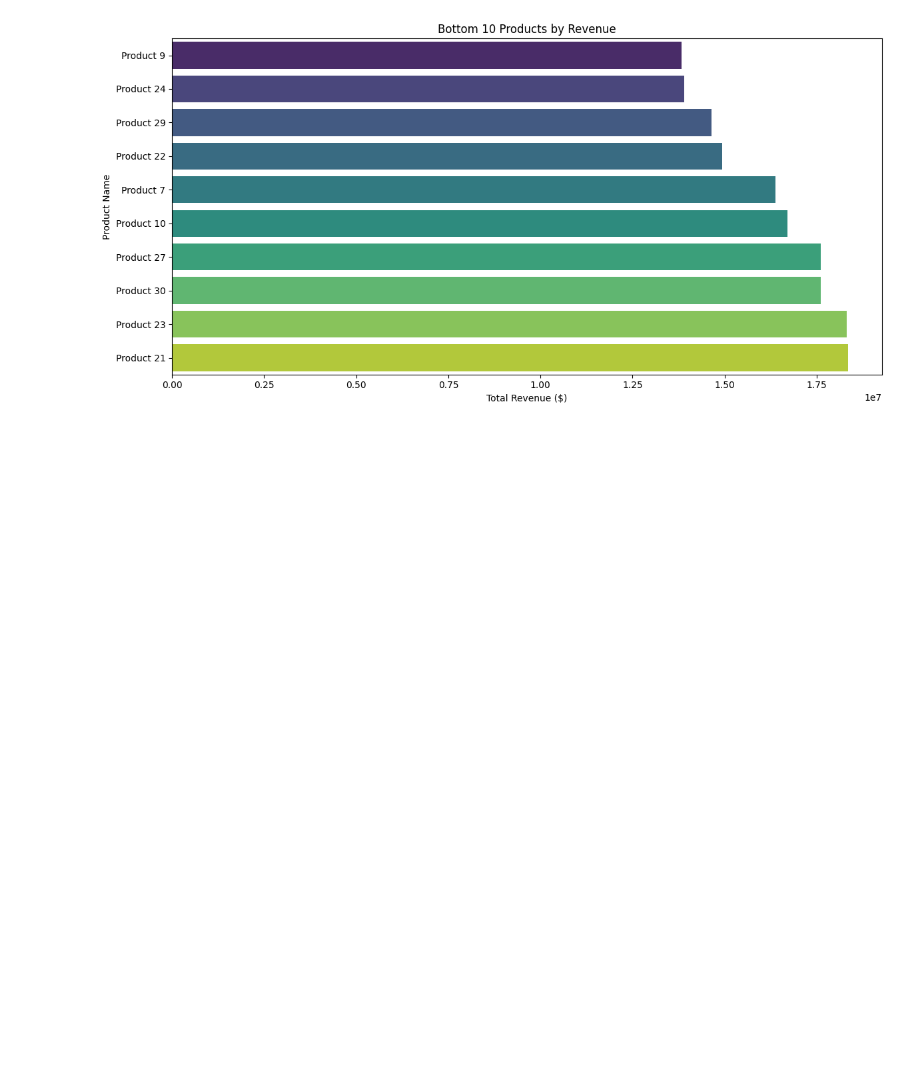
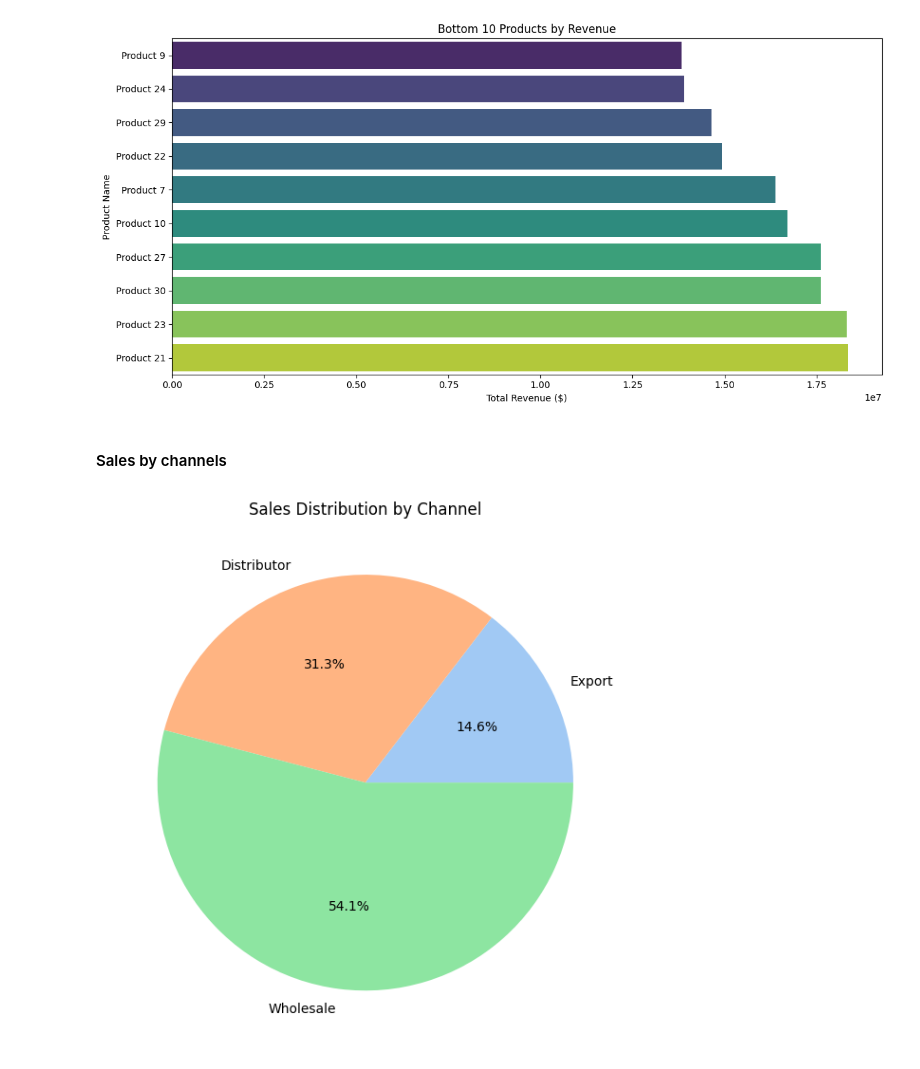
Before and after one commit to Abhirajgautam28/Sales-Analysis, a Jupyter notebook: Python_scripts/Regional_sales_analysis.ipynb, the cells around one changed output. Saved outputs shown, nothing was run; the diff lists cells and outputs as text; code cells hidden in the pictures; blank space fills up the shorter version.

```diff
--- a/Python_scripts/Regional_sales_analysis.ipynb
+++ b/Python_scripts/Regional_sales_analysis.ipynb
@@ -716,3 +716,22 @@ Passing `palette` without assigning `hue` is deprecated and will be removed in v
 
   sns.barplot(x='revenue', y='product_name', data=bottom_10_products, palette='viridis')
 [figure]
+# %% [markdown]
+#### Sales by channels
+# %%
+chan_sales = df_new.groupby('channel')['revenue'].sum().sort_values(ascending=True)
+
+plt.figure(figsize=(10,6))
+
+plt.pie(
+    chan_sales.values,
+    labels=chan_sales.index,
+    autopct='%1.1f%%',
+    colors=sns.color_palette('pastel')
+)
+
+plt.title('Sales Distribution by Channel')
+plt.tight_layout()
+plt.show()
+# %% [output]
+[figure, added]
```
